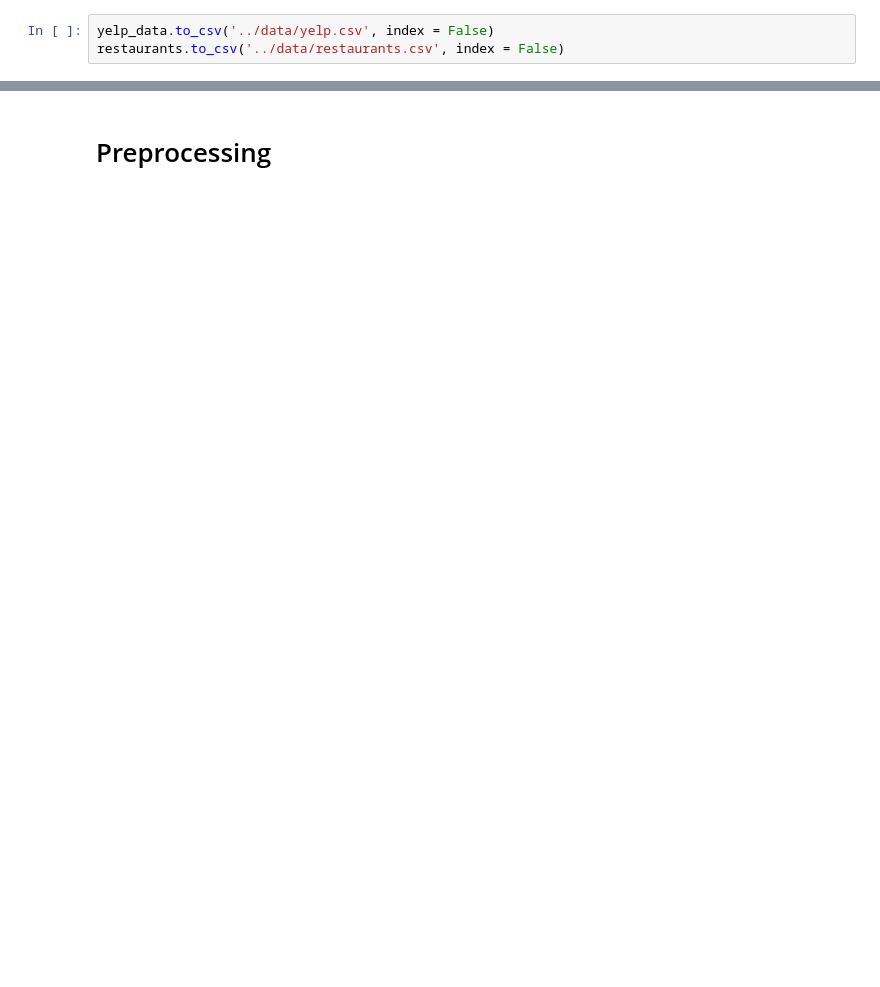
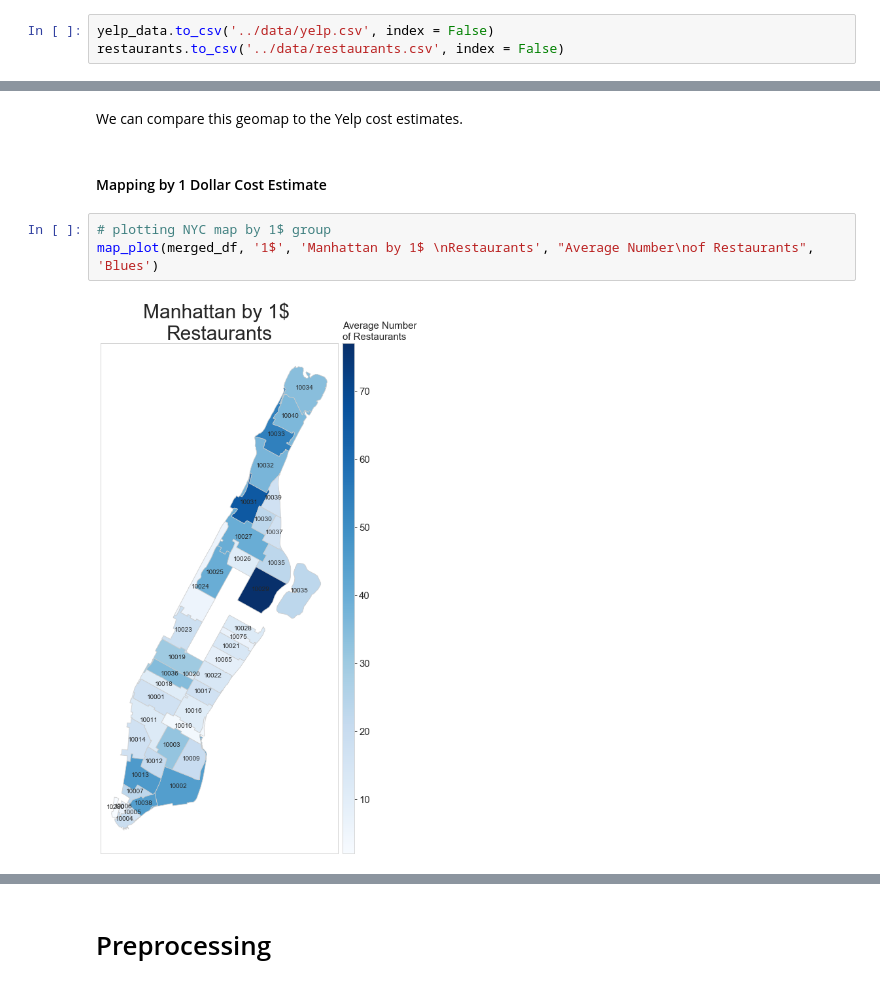
Before and after one commit to LexLau/Predicting-Affluence-in-Manhattan-using-Yelp-Pricing-Data, a Jupyter notebook: Code/Master_Notebook.ipynb, the cells around one changed output, grey strips where cells are left out. Drawn from its saved outputs; the diff is of its cells as text; blank space fills up the shorter version.

```diff
--- a/Code/Master_Notebook.ipynb
+++ b/Code/Master_Notebook.ipynb
@@ -1371,0 +1437,9 @@ restaurants.to_csv('../data/restaurants.csv', index = False)
+# %% [markdown]
+We can compare this geomap to the Yelp cost estimates.
+# %% [markdown]
+#### Mapping by 1 Dollar Cost Estimate
+# %%
+# plotting NYC map by 1$ group
+map_plot(merged_df, '1$', 'Manhattan by 1$ \nRestaurants', "Average Number\nof Restaurants", 'Blues')
+# %% [output]
+[figure, added]
```
Also changed, not shown: parts of 305 cells of this notebook, 3 other files.
